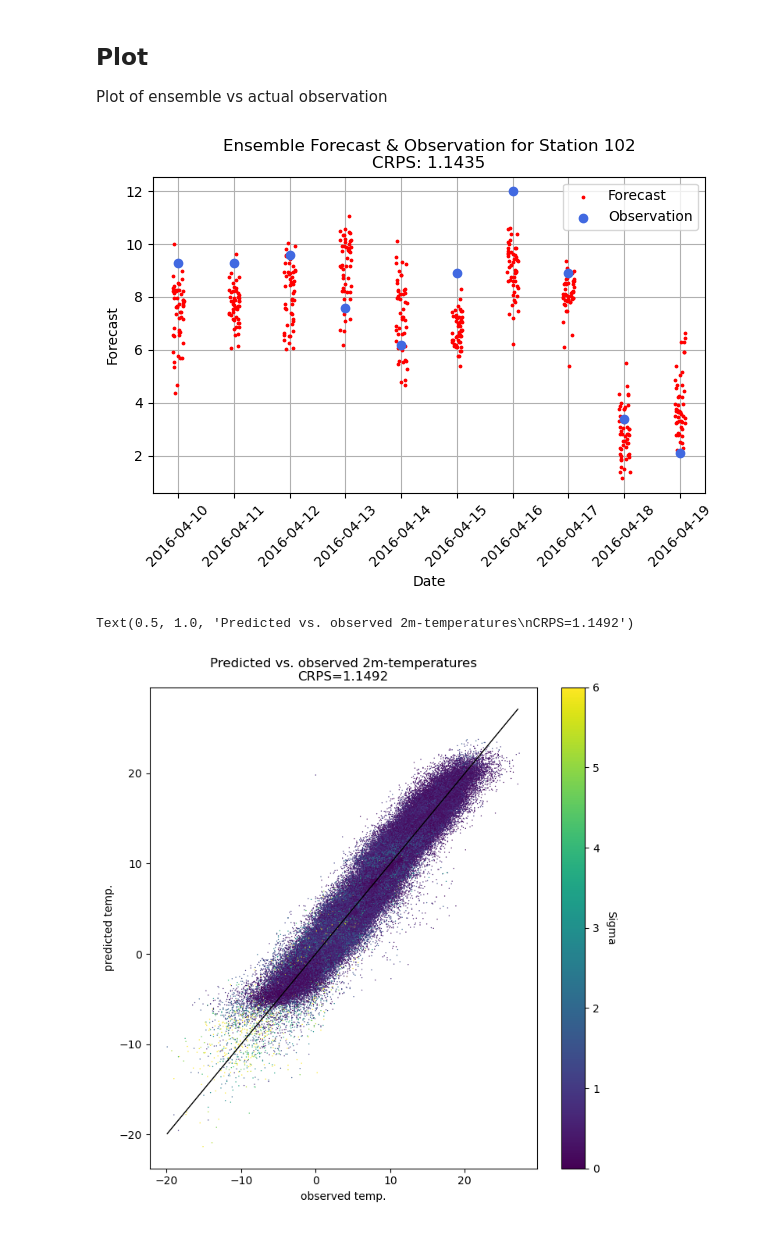
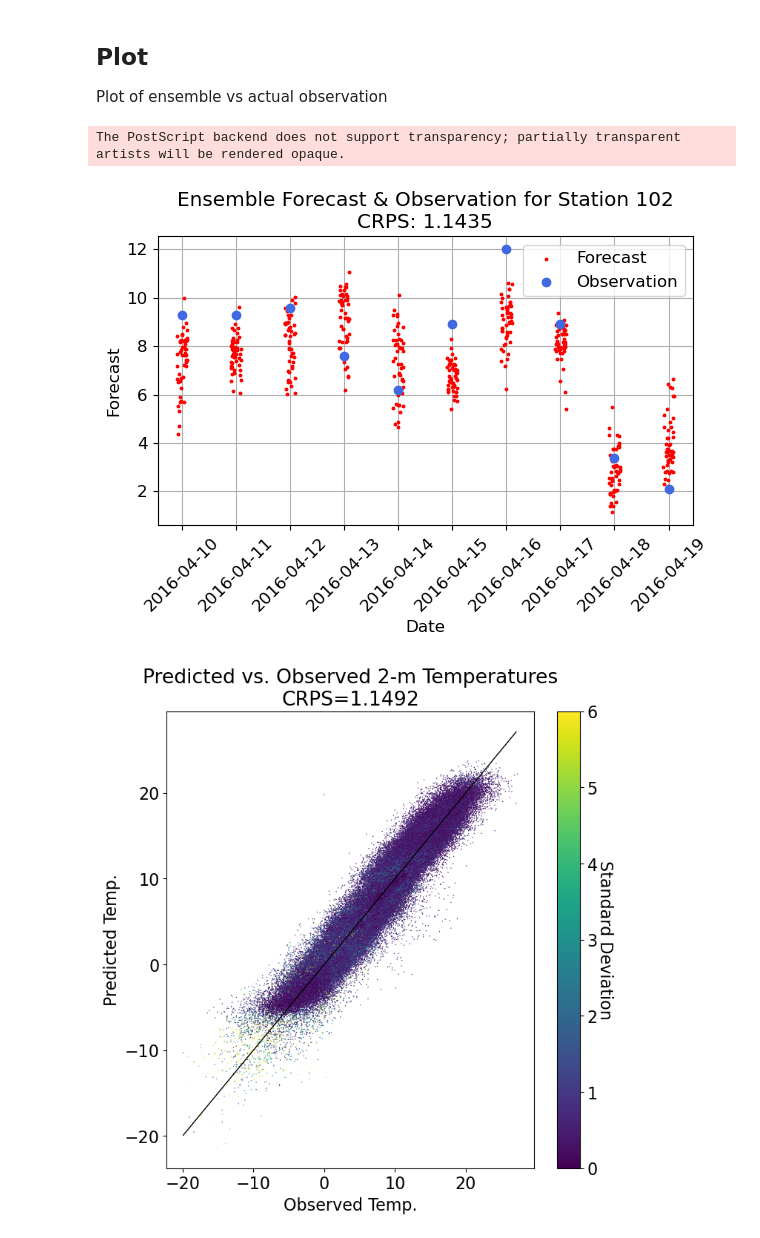
Before and after one commit to m-j-w-f/GNNPP, a Jupyter notebook: slerch_test/raw_ensemble.ipynb, the cells around one changed output. Saved outputs shown, nothing was run; the diff lists cells and outputs as text; code cells hidden in the pictures.

```diff
--- a/slerch_test/raw_ensemble.ipynb
+++ b/slerch_test/raw_ensemble.ipynb
@@ -54,9 +54,11 @@ print(crpsMean_2016)
 Plot of ensemble vs actual observation
 # %%
 import matplotlib.pyplot as plt
+import matplotlib as mpl
 import numpy as np
 %matplotlib inline
 plt.style.use('default')
+plt.rcParams.update({'font.size': 12})
 # %%
 def jitter_dots(dots):
     offsets = dots.get_offsets()
@@ -96,20 +98,22 @@ plt.legend()
 plt.xticks(rotation=45)
 plt.tight_layout()
 
-plt.show()
+plt.savefig(f"../gnn/plots/example_raw_ensemble.eps", format='eps', bbox_inches='tight')
 # %% [output]
+The PostScript backend does not support transparency; partially transparent artists will be rendered opaque.
-[figure, old version]
+[figure, new version]
 # %%
+plt.rcParams.update({'font.size': 16})
 plt.figure(figsize=(8,8))
 plt.plot(np.arange(np.min(data2_clean.obs),np.max(data2_clean.obs),1), np.arange(np.min(data2_clean.obs),np.max(data2_clean.obs),1), linewidth=1, color="black")  # line
 plt.scatter(data2_clean.obs, data2_clean.t2m_mean, c=data2_clean.t2m_var, s=1, linewidth=0, cmap="viridis", vmin=0, vmax=6)
 
 
 cbar = plt.colorbar()
-cbar.set_label('Sigma', rotation=270, labelpad=15)
-plt.xlabel('observed temp.')
-plt.ylabel('predicted temp.')
-plt.title(f"Predicted vs. observed 2m-temperatures\nCRPS={crpsMean_2016:.4f}")
+cbar.set_label('Standard Deviation', rotation=270, labelpad=15)
+plt.xlabel('Observed Temp.')
+plt.ylabel('Predicted Temp.')
+plt.title(f"Predicted vs. Observed 2-m Temperatures\nCRPS={crpsMean_2016:.4f}")
+plt.savefig(f"../gnn/plots/predsObs_raw_ensemble.eps", format='eps', bbox_inches='tight')
 # %% [output]
-Text(0.5, 1.0, 'Predicted vs. observed 2m-temperatures\nCRPS=1.1492')
-[figure, old version]
+[figure, new version]
```
Also changed, not shown: parts of 4 cells of this notebook, 5 other files.
